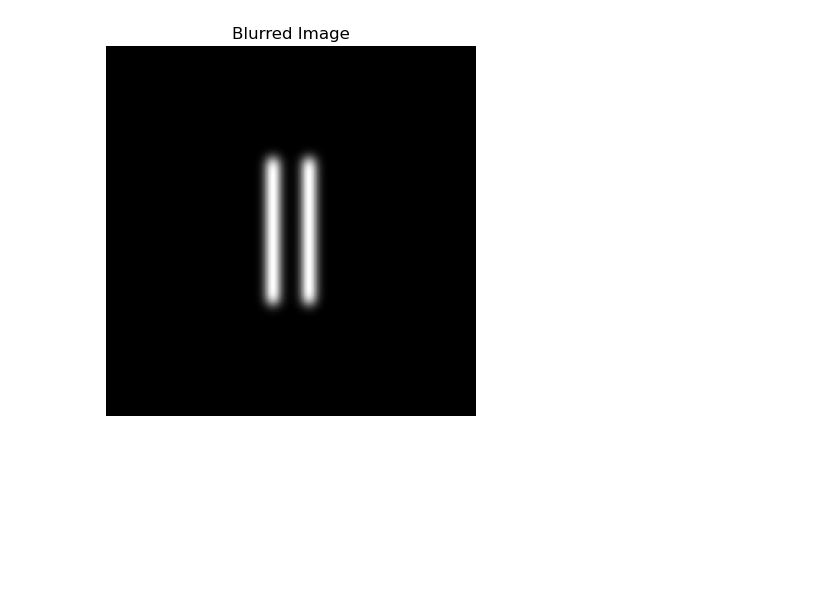
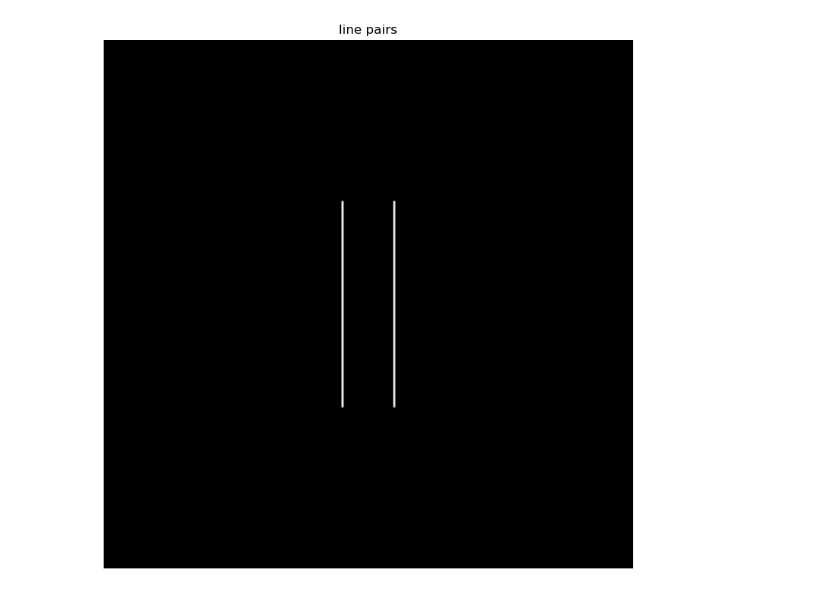
Before and after one commit to banksycjt/non_linear_RIM, a Jupyter notebook: line_pair/line_pair_generator.ipynb, the cells around one changed output. Cells and saved outputs as stored; diff of their text form; code cells hidden in the pictures; blank space fills up the shorter version.

```diff
--- a/line_pair/line_pair_generator.ipynb
+++ b/line_pair/line_pair_generator.ipynb
@@ -7,10 +9,11 @@ from scipy.ndimage import gaussian_filter
 # %%
-camara_pixel_size = 5 # um
+camara_pixel_size = 5000 # nm
 camara_pixels_number = 256
-camara_size = camara_pixel_size * camara_pixels_number # um
+camara_size = camara_pixel_size * camara_pixels_number
 NA = 1.4 # numerical aperture
 MA = 1000 # magnification
-physical_pixel_size = camara_pixel_size / MA # um
-physical_size = camara_size / MA # um
-wavelength = 0.5 # um
-diffraction_limit = 0.61 * 0.5 / NA # um
+physical_pixel_size = camara_pixel_size / MA
+physical_size = camara_size / MA
+excitation_wavelength = 488 # nm
+emission_wavelength = 520 # nm
+#diffraction_limit = 0.61 * wavelength / NA
@@ -17,12 +38,17 @@ diffraction_limit = 0.61 * 0.5 / NA # um
 # %%
-line_pairs_spacing = [0.06, 0.09, 0.12, 0.15, 0.18, 0.21, 0.24] # um
+line_pairs_spacing = [60, 90, 120, 150, 180, 210] # nm
 line_pairs_spacing = np.array(line_pairs_spacing)
-line_pairs_spacing = line_pairs_spacing*1000/camara_pixel_size /  # in pixel size
+line_pairs_spacing = line_pairs_spacing * 1000 / camara_pixel_size    # in pixel size
 # %%
-def generate_line_pairs(camara_pixels_number, line_spacing = 20, line_width = 5, line_length = 100):
+def generate_line_pairs(camara_pixels_number, line_spacing = 20, line_width = 1, line_length = 100):
 
-    # 创建一个256x256的黑色图像
+    # 创建一个的黑色图像
     image_array = np.zeros((camara_pixels_number, camara_pixels_number), dtype=np.uint32)
+
+    # 线的间距和宽度和长度
+    line_spacing = round(line_spacing)
+    line_width = round(line_width)
+    line_length = round(line_length)
 
     # 计算线的位置
     center_x = image_array.shape[1] // 2
@@ -46,17 +72,16 @@ def generate_line_pairs(camara_pixels_number, line_spacing = 20, line_width = 5,
     # 绘制第二条线
     image_array[line2_start_y:line2_end_y, line2_start_x:line2_end_x] = 2**32 - 1
 
-    return image_array
+    return image_array.astype(np.float64)
-# %%
-image = generate_line_pairs(camara_pixels_number)
-
-# 对图像应用高斯模糊
-blurred_image = gaussian_filter(image, sigma=4)
-
-# 显示模糊后的图像
-plt.imshow(blurred_image, cmap='gray')
-plt.title("Blurred Image")
-plt.axis('off')
-plt.show()
-# %% [output]
-[figure, removed]
+# %%
+images = [generate_line_pairs(camara_pixels_number, spacing) for spacing in line_pairs_spacing]
+
+ground_truth = images[2]
+#ground_truth = np.hstack(images)
+plt.figure(figsize=(18, 9))
+plt.imshow(ground_truth, cmap='gray')
+plt.title("line pairs")
+plt.axis('off')
+plt.show()
+# %% [output]
+[figure, added]
```
Also changed, not shown: parts of 6 cells of this notebook, 1 other file.
